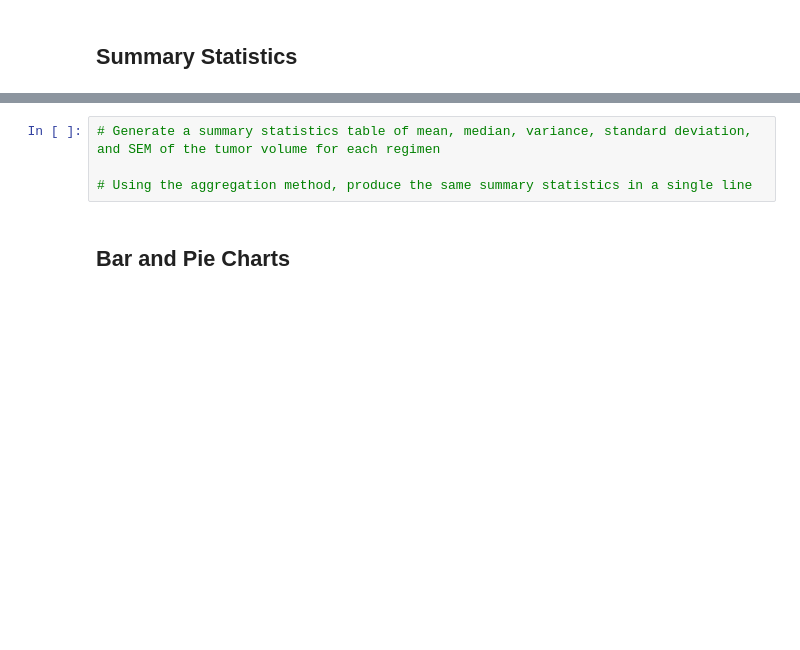
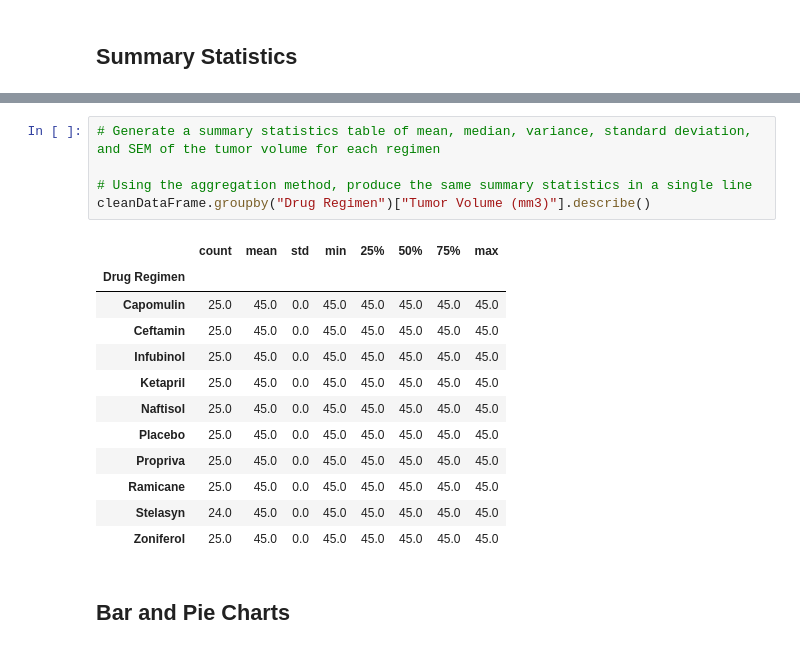
Before and after one commit to edo2021/MatplotlibChallenge, a Jupyter notebook: Pymaceuticals/pymaceuticals.ipynb, the cells around one changed output, grey strips where cells are left out. Cells and saved outputs as stored; diff of their text form; blank space fills up the shorter version.

```diff
--- a/Pymaceuticals/pymaceuticals.ipynb
+++ b/Pymaceuticals/pymaceuticals.ipynb
@@ -143,7 +154,21 @@ NameError: name 'mean' is not defined
 # %%
 # Generate a summary statistics table of mean, median, variance, standard deviation, and SEM of the tumor volume for each regimen
 
 # Using the aggregation method, produce the same summary statistics in a single line
+cleanDataFrame.groupby("Drug Regimen")["Tumor Volume (mm3)"].describe()
+# %% [output]
+|  | count | mean | std | min | 25% | 50% | 75% | max |
+| Drug Regimen |  |  |  |  |  |  |  |  |
+| Capomulin | 25.0 | 45.0 | 0.0 | 45.0 | 45.0 | 45.0 | 45.0 | 45.0 |
+| Ceftamin | 25.0 | 45.0 | 0.0 | 45.0 | 45.0 | 45.0 | 45.0 | 45.0 |
+| Infubinol | 25.0 | 45.0 | 0.0 | 45.0 | 45.0 | 45.0 | 45.0 | 45.0 |
+| Ketapril | 25.0 | 45.0 | 0.0 | 45.0 | 45.0 | 45.0 | 45.0 | 45.0 |
+| Naftisol | 25.0 | 45.0 | 0.0 | 45.0 | 45.0 | 45.0 | 45.0 | 45.0 |
+| Placebo | 25.0 | 45.0 | 0.0 | 45.0 | 45.0 | 45.0 | 45.0 | 45.0 |
+| Propriva | 25.0 | 45.0 | 0.0 | 45.0 | 45.0 | 45.0 | 45.0 | 45.0 |
+| Ramicane | 25.0 | 45.0 | 0.0 | 45.0 | 45.0 | 45.0 | 45.0 | 45.0 |
+| Stelasyn | 24.0 | 45.0 | 0.0 | 45.0 | 45.0 | 45.0 | 45.0 | 45.0 |
+| Zoniferol | 25.0 | 45.0 | 0.0 | 45.0 | 45.0 | 45.0 | 45.0 | 45.0 |
 # %% [markdown]
 ## Bar and Pie Charts
 # %%
```
Also changed, not shown: parts of 1 cell of this notebook.
